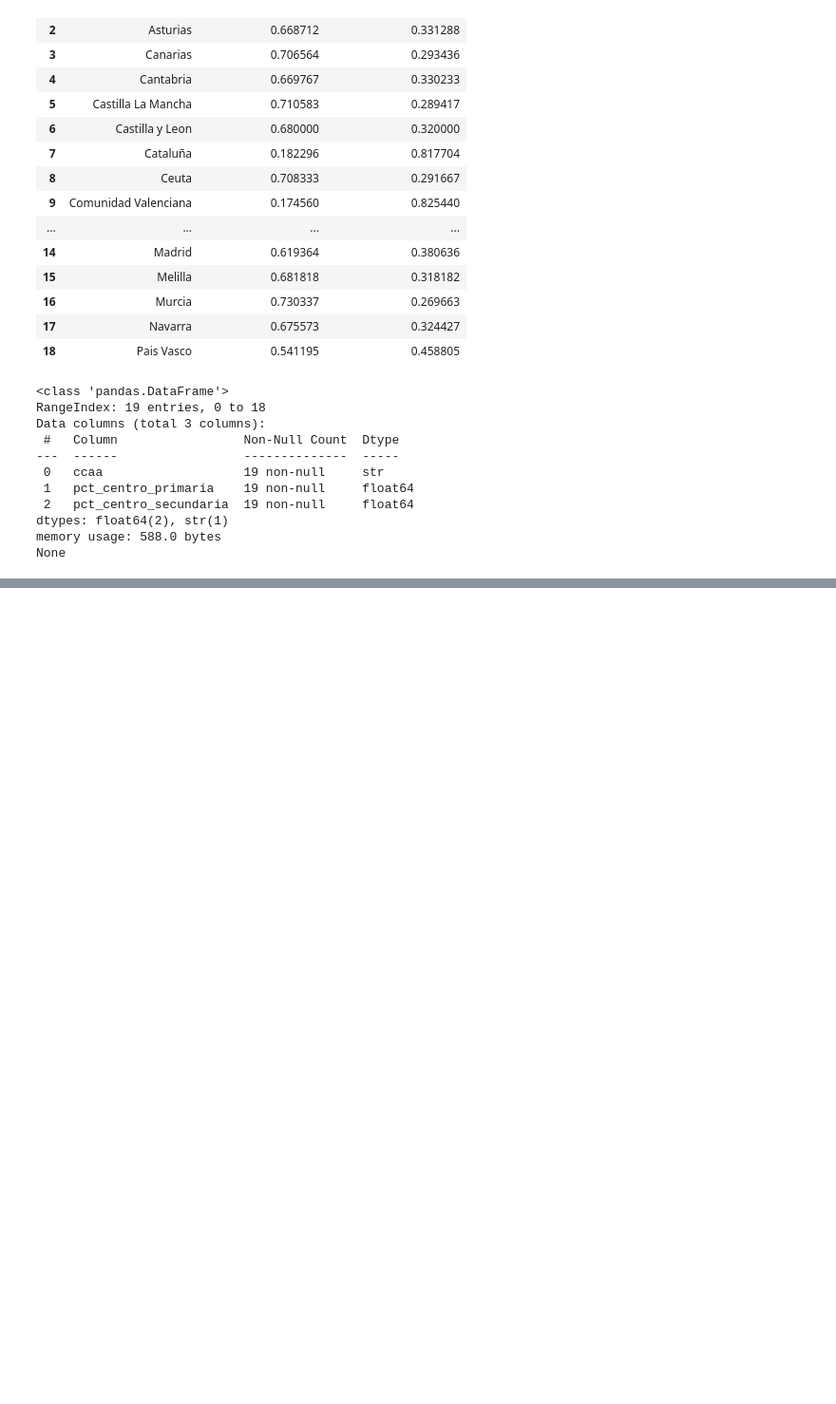
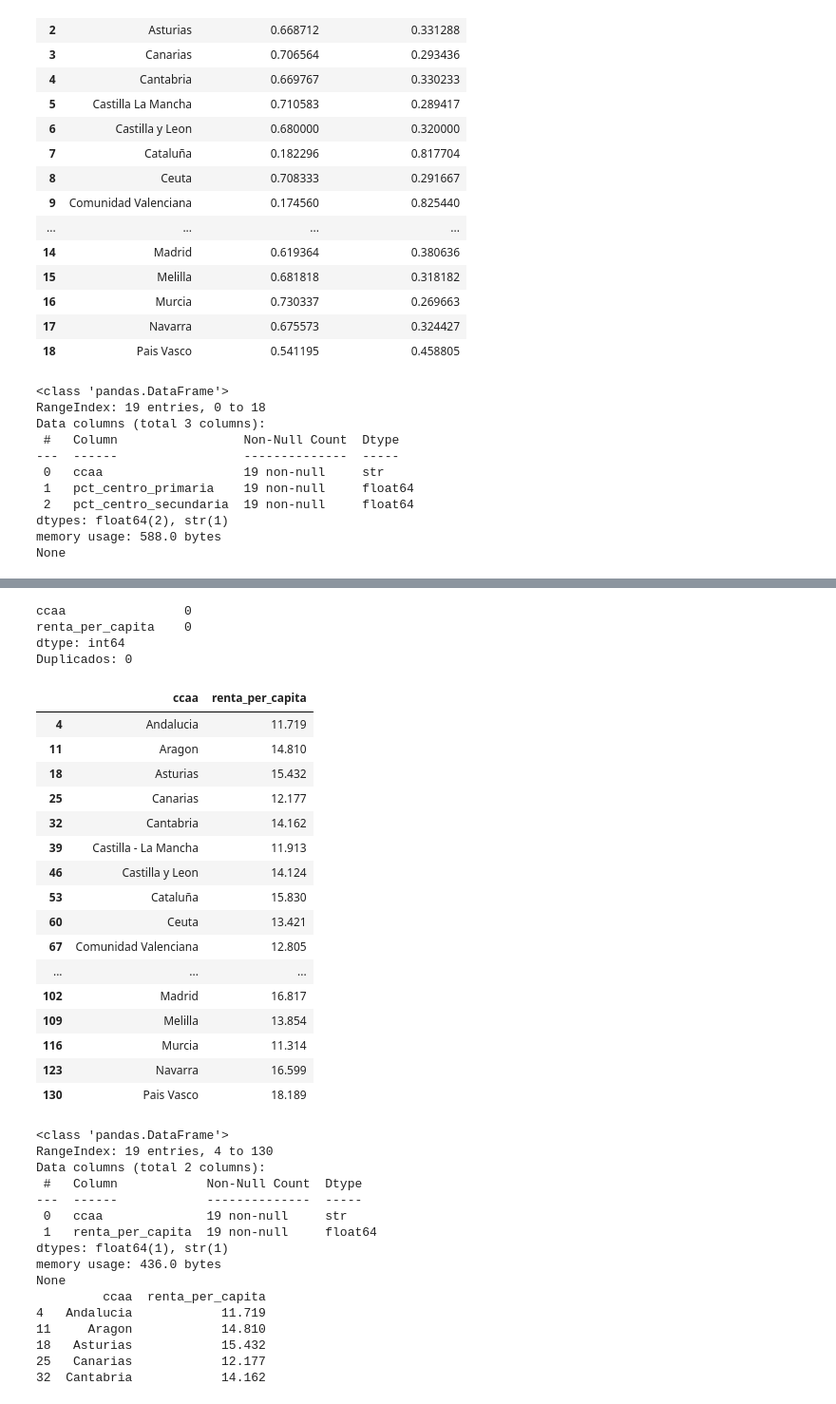
Before and after one commit to mariaduquelaredo/TFG---Maria-Duque, a Jupyter notebook: Notebook/IngenieriaDatoBase2.ipynb, the cells around one changed output, grey strips where cells are left out. Shown at 95% size. Saved outputs shown, nothing was run; the diff lists cells and outputs as text; code cells hidden in the pictures; blank space fills up the shorter version.

Commit message:
Limpieza Transformación desde el dataset 3 hasta el 8 para el merge final

```diff
--- a/Notebook/IngenieriaDatoBase2.ipynb
+++ b/Notebook/IngenieriaDatoBase2.ipynb
@@ -312,0 +1136,80 @@ None
+# %%
+# Carga del dataset 8: Renta per cápita por CCAA ya la teníamos limpia, ahora la vamos a preparar para el merge
+
+renta_ccaa = pd.read_csv(
+    "../processed/renta_ccaa_clean.csv"
+)
+
+# Filtramos únicamente el año 2023 para mantener coherencia temporal con el resto de variables del modelo de clustering
+
+renta_ccaa = renta_ccaa[renta_ccaa["year"] == 2023].copy()
+
+# Limpiamos el dataset para quedarnos solo con las variables necesarias para el merge final
+
+renta_ccaa = renta_ccaa[["ccaa", "renta_pc"]].copy()
+
+# Renombramos la variable 'renta_pc' para que quede más clara
+
+renta_ccaa = renta_ccaa.rename(columns={
+    "renta_pc": "renta_per_capita"
+})
+
+# Verificamos que no haya nulos
+
+print(renta_ccaa.isnull().sum())
+
+# Verificamos que no existen duplicados
+
+print("Duplicados:", renta_ccaa.duplicated(subset=["ccaa"]).sum())
+
+# Visualizamos el dataset final limpio
+
+display(renta_ccaa)
+print(renta_ccaa.info())
+
+# Guardamos el dataset limpio y pivotado
+
+renta_ccaa.to_csv(
+    "../processed/rentapercapita2_ccaa_clean.csv",
+    index=False
+)
+
+print(renta_ccaa.head())
+# %% [output]
+ccaa                0
+renta_per_capita    0
+dtype: int64
+Duplicados: 0
+|  | ccaa | renta_per_capita |
+| 4 | Andalucia | 11.719 |
+| 11 | Aragon | 14.810 |
+| 18 | Asturias | 15.432 |
+| 25 | Canarias | 12.177 |
+| 32 | Cantabria | 14.162 |
+| 39 | Castilla - La Mancha | 11.913 |
+| 46 | Castilla y Leon | 14.124 |
+| 53 | Cataluña | 15.830 |
+| 60 | Ceuta | 13.421 |
+| 67 | Comunidad Valenciana | 12.805 |
+| ... | ... | ... |
+| 102 | Madrid | 16.817 |
+| 109 | Melilla | 13.854 |
+| 116 | Murcia | 11.314 |
+| 123 | Navarra | 16.599 |
+| 130 | Pais Vasco | 18.189 |
+<class 'pandas.DataFrame'>
+RangeIndex: 19 entries, 4 to 130
+Data columns (total 2 columns):
+ #   Column            Non-Null Count  Dtype
+---  ------            --------------  -----
+ 0   ccaa              19 non-null     str
+ 1   renta_per_capita  19 non-null     float64
+dtypes: float64(1), str(1)
+memory usage: 436.0 bytes
+None
+         ccaa  renta_per_capita
+4   Andalucia            11.719
+11     Aragon            14.810
+18   Asturias            15.432
+25   Canarias            12.177
+32  Cantabria            14.162
```
Also changed, not shown: parts of 12 cells of this notebook.
